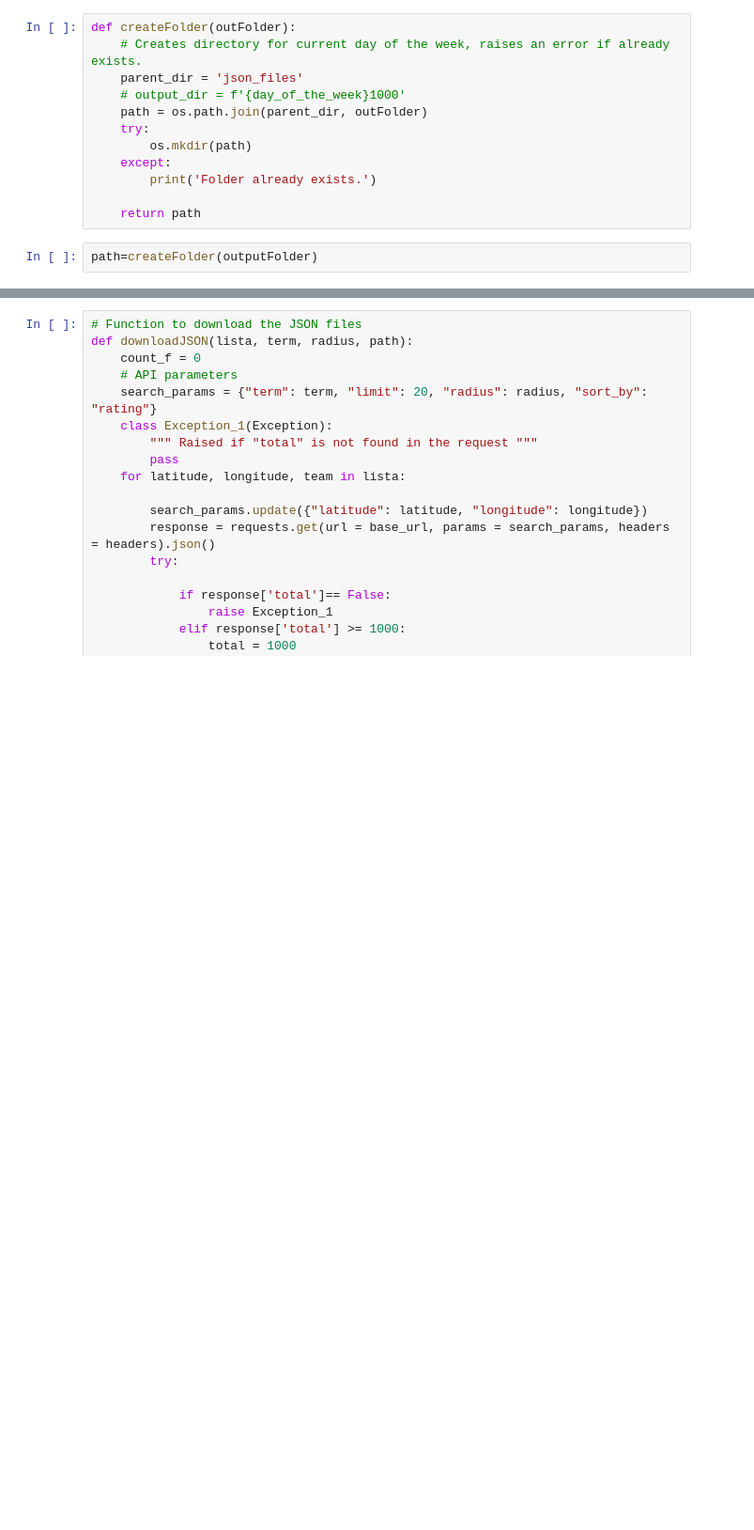
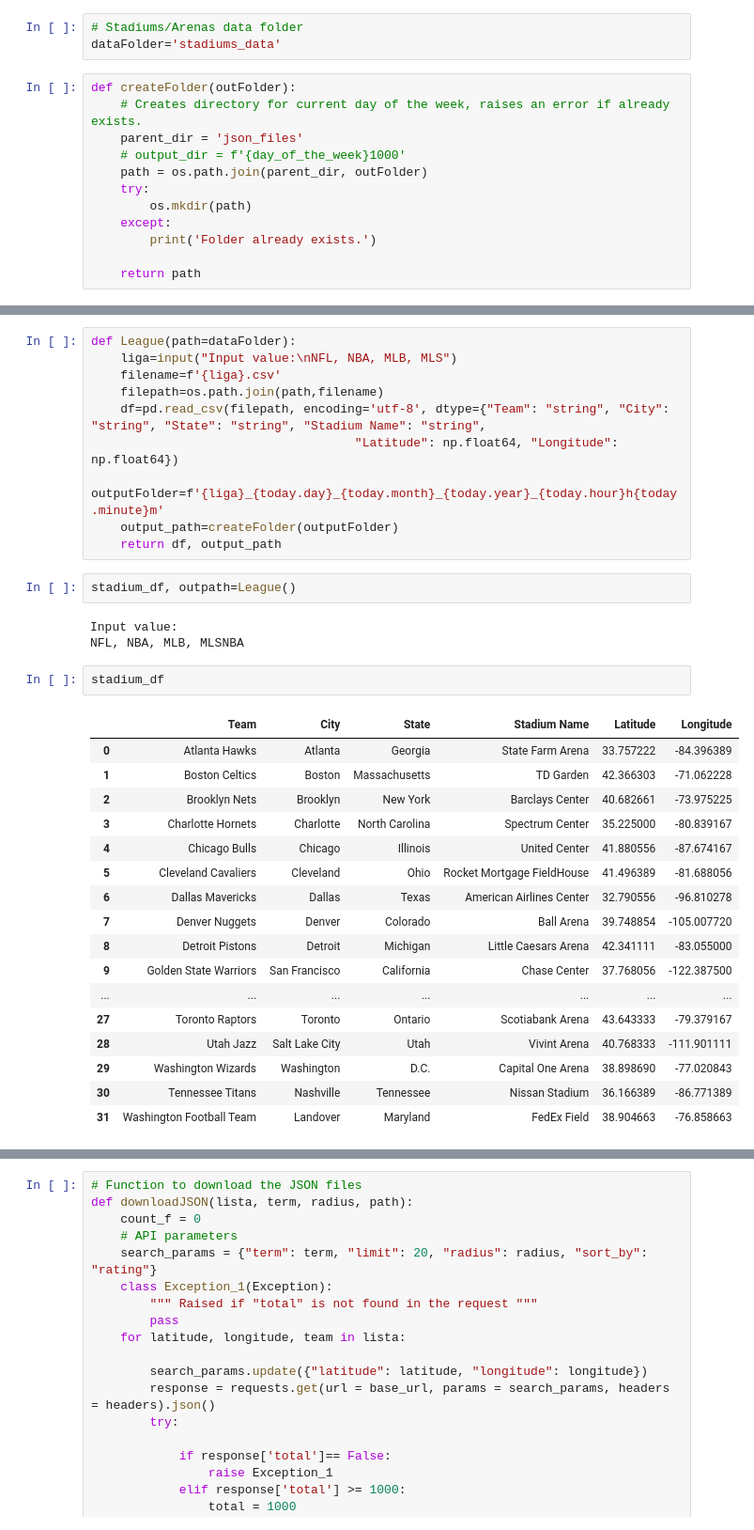
Before and after one commit to Xavier4t/Sports_and_Restaurants, a Jupyter notebook: Restaurant_Request_Yelp_JSON.ipynb, the cells around one changed output, grey strips where cells are left out. Shown at 94% size. Drawn from its saved outputs; the diff is of its cells as text; blank space fills up the shorter version.

```diff
--- a/Restaurant_Request_Yelp_JSON.ipynb
+++ b/Restaurant_Request_Yelp_JSON.ipynb
@@ -24,6 +24,9 @@ days_week_dict = {1: "Monday", 2: "Tuesday", 3: "Wednesday", 4: "Thursday",
 day_of_the_week = days_week_dict.get(weekday)
 
 outputFolder=f'{today.day}_{today.month}_{today.year}_{today.hour}h{today.minute}m'
+# %%
+# Stadiums/Arenas data folder
+dataFolder='stadiums_data'
 # %%
 def createFolder(outFolder):
     # Creates directory for current day of the week, raises an error if already exists.
@@ -36,5 +39,3 @@ def createFolder(outFolder):
         print('Folder already exists.')
 
     return path
-# %%
-path=createFolder(outputFolder)
@@ -73 +42,36 @@ stadium_data_df
+# %%
+def League(path=dataFolder):
+    liga=input("Input value:\nNFL, NBA, MLB, MLS")
+    filename=f'{liga}.csv'
+    filepath=os.path.join(path,filename)
+    df=pd.read_csv(filepath, encoding='utf-8', dtype={"Team": "string", "City": "string", "State": "string", "Stadium Name": "string",
+                                    "Latitude": np.float64, "Longitude": np.float64})
+    outputFolder=f'{liga}_{today.day}_{today.month}_{today.year}_{today.hour}h{today.minute}m'
+    output_path=createFolder(outputFolder)
+    return df, output_path
+# %%
+stadium_df, outpath=League()
+# %% [output]
+Input value:
+NFL, NBA, MLB, MLSNBA
+# %%
+stadium_df
+# %% [output]
+|  | Team | City | State | Stadium Name | Latitude | Longitude |
+| 0 | Atlanta Hawks | Atlanta | Georgia | State Farm Arena | 33.757222 | -84.396389 |
+| 1 | Boston Celtics | Boston | Massachusetts | TD Garden | 42.366303 | -71.062228 |
+| 2 | Brooklyn Nets | Brooklyn | New York | Barclays Center | 40.682661 | -73.975225 |
+| 3 | Charlotte Hornets | Charlotte | North Carolina | Spectrum Center | 35.225000 | -80.839167 |
+| 4 | Chicago Bulls | Chicago | Illinois | United Center | 41.880556 | -87.674167 |
+| 5 | Cleveland Cavaliers | Cleveland | Ohio | Rocket Mortgage FieldHouse | 41.496389 | -81.688056 |
+| 6 | Dallas Mavericks | Dallas | Texas | American Airlines Center | 32.790556 | -96.810278 |
+| 7 | Denver Nuggets | Denver | Colorado | Ball Arena | 39.748854 | -105.007720 |
+| 8 | Detroit Pistons | Detroit | Michigan | Little Caesars Arena | 42.341111 | -83.055000 |
+| 9 | Golden State Warriors | San Francisco | California | Chase Center | 37.768056 | -122.387500 |
+| ... | ... | ... | ... | ... | ... | ... |
+| 27 | Toronto Raptors | Toronto | Ontario | Scotiabank Arena | 43.643333 | -79.379167 |
+| 28 | Utah Jazz | Salt Lake City | Utah | Vivint Arena | 40.768333 | -111.901111 |
+| 29 | Washington Wizards | Washington | D.C. | Capital One Arena | 38.898690 | -77.020843 |
+| 30 | Tennessee Titans | Nashville | Tennessee | Nissan Stadium | 36.166389 | -86.771389 |
+| 31 | Washington Football Team | Landover | Maryland | FedEx Field | 38.904663 | -76.858663 |
 # %%
```
Also changed, not shown: parts of 21 cells of this notebook, 1 other file.
